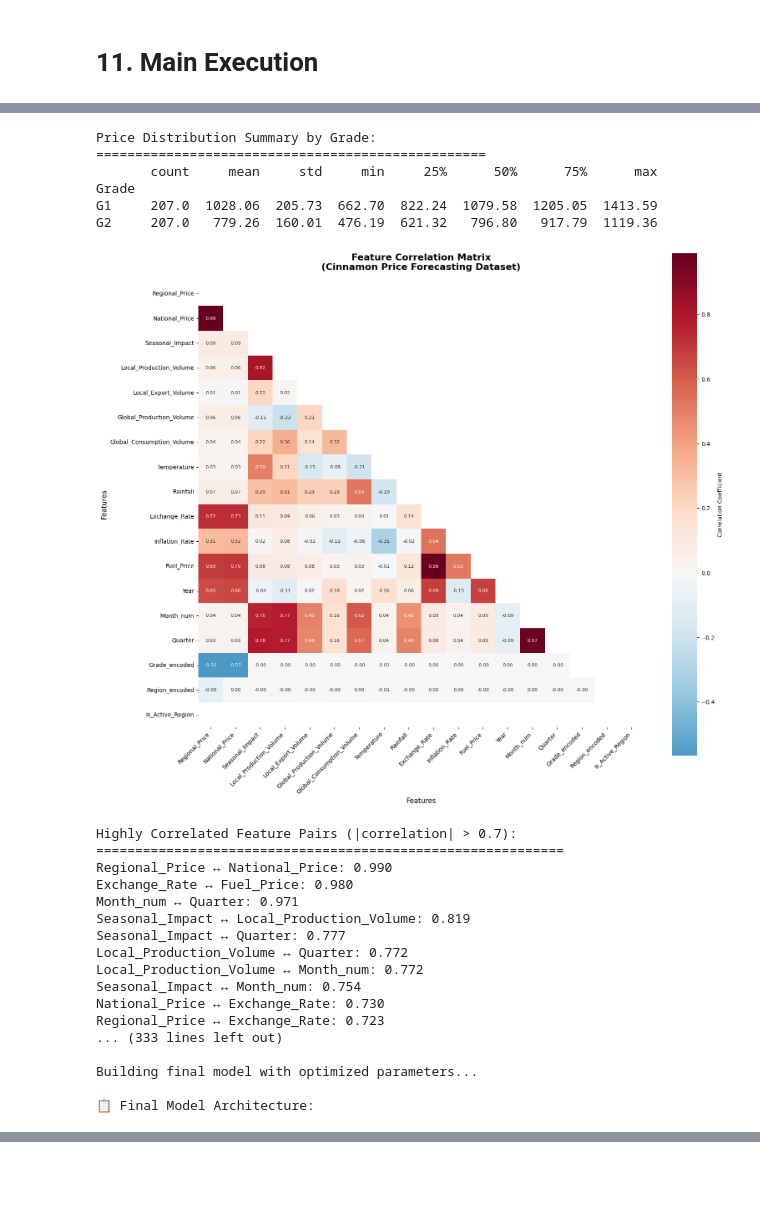
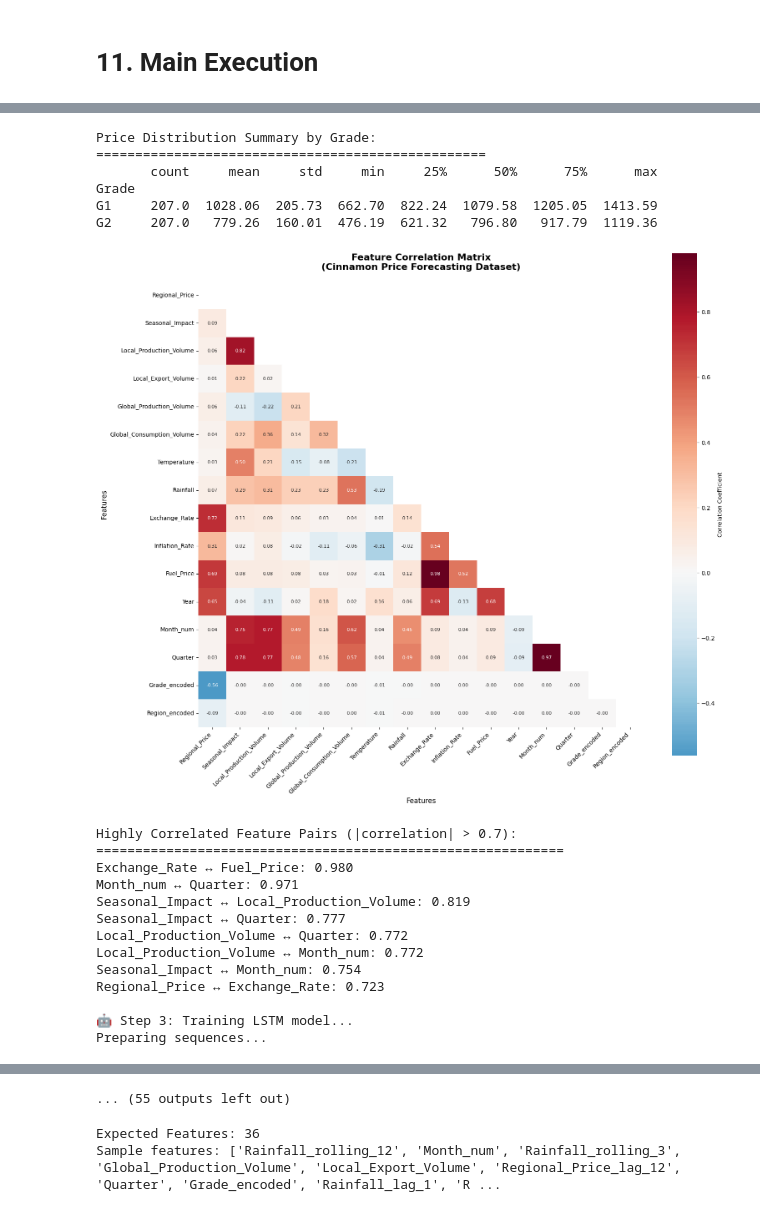
Before and after one commit to vimesh630/Spice_Price_Prediction_VERGER, a Jupyter notebook: Quillings_Forecasting_By_LSTM.ipynb, the cells around one changed output, grey strips where cells are left out. Drawn from its saved outputs; the diff is of its cells as text; code cells hidden in the pictures; blank space fills up the shorter version.

```diff
--- a/Quillings_Forecasting_By_LSTM.ipynb
+++ b/Quillings_Forecasting_By_LSTM.ipynb
@@ -82,7 +82,7 @@ def load_and_prepare_data(data_path):
     df = df.sort_values(['Grade', 'Region', 'Month'])
 
     # Create lag features
-    lag_columns = ['Regional_Price', 'National_Price', 'Temperature', 'Rainfall']
+    lag_columns = ['Regional_Price', 'Temperature', 'Rainfall']
     for col in lag_columns:
         if col in df.columns:
             for lag in [1, 3, 6, 12]:
@@ -162,12 +162,12 @@ def plot_price_distribution_by_grade(df):
 def plot_feature_correlation_matrix(df):
     """Plot feature correlation matrix"""
     numeric_features = [
-        'Regional_Price', 'National_Price', 'Seasonal_Impact',
+        'Regional_Price', 'Seasonal_Impact',
         'Local_Production_Volume', 'Local_Export_Volume',
         'Global_Production_Volume', 'Global_Consumption_Volume',
         'Temperature', 'Rainfall', 'Exchange_Rate', 'Inflation_Rate',
         'Fuel_Price', 'Year', 'Month_num', 'Quarter', 'Grade_encoded',
-        'Region_encoded', 'Is_Active_Region'
+        'Region_encoded'
     ]
 
     available_features = [col for col in numeric_features if col in df.columns]
@@ -220,8 +220,8 @@ def plot_feature_correlation_matrix(df):
 def prepare_sequences(df, sequence_length=12, target_col='Regional_Price'):
     """Create sequences for LSTM training"""
     feature_cols = [
-        'Grade_encoded', 'Region_encoded', 'Is_Active_Region',
-        'National_Price', 'Seasonal_Impact', 'Local_Production_Volume',
+        'Grade_encoded', 'Region_encoded',
+        'Seasonal_Impact', 'Local_Production_Volume',
         'Local_Export_Volume', 'Global_Production_Volume', 'Global_Consumption_Volume',
         'Temperature', 'Rainfall', 'Exchange_Rate', 'Inflation_Rate', 'Fuel_Price',
         'Year', 'Month_num', 'Quarter'
@@ -758,13 +758,12 @@ def load_saved_model(model_path):
 # 10. Forecasting Functions
 # %%
 TRAIN_FEATURE_COLS = [
-    'Grade_encoded', 'Region_encoded', 'Is_Active_Region',
-    'National_Price', 'Seasonal_Impact', 'Local_Production_Volume',
+    'Grade_encoded', 'Region_encoded',
+    'Seasonal_Impact', 'Local_Production_Volume',
     'Local_Export_Volume', 'Global_Production_Volume', 'Global_Consumption_Volume',
     'Temperature', 'Rainfall', 'Exchange_Rate', 'Inflation_Rate', 'Fuel_Price',
     'Year', 'Month_num', 'Quarter',
     'Regional_Price_lag_1', 'Regional_Price_lag_3', 'Regional_Price_lag_6', 'Regional_Price_lag_12',
-    'National_Price_lag_1', 'National_Price_lag_3', 'National_Price_lag_6', 'National_Price_lag_12',
     'Temperature_lag_1', 'Temperature_lag_3', 'Temperature_lag_6', 'Temperature_lag_12',
     'Rainfall_lag_1', 'Rainfall_lag_3', 'Rainfall_lag_6', 'Rainfall_lag_12',
     'Regional_Price_rolling_3', 'Regional_Price_rolling_6', 'Regional_Price_rolling_12',
@@ -929,8 +928,8 @@ if __name__ == "__main__":
 
     DATA_PATH = 'C:/VERGER/Spice_Price_Prediction/Cinnamon/Datasets/Quillings_Dataset.csv'
     USE_HYPERPARAMETER_TUNING = True
-    TUNING_METHOD = 'random'  # Options: 'optuna', 'random'
-    N_TUNING_TRIALS = 100
+    TUNING_METHOD = 'optuna'  # Options: 'optuna', 'random'
+    N_TUNING_TRIALS = 50
 
     # Step 1: Load and prepare data
     print("\n📊 Step 1: Loading and preparing data...")
@@ -1012,16 +1011,15 @@ Unique regions: ['Central' 'Down_South' 'Uva']
 
 📈 Step 2: Generating visualizations...
 [figure]
 Price Distribution Summary by Grade:
 ==================================================
        count     mean     std     min     25%      50%      75%      max
 Grade
 G1     207.0  1028.06  205.73  662.70  822.24  1079.58  1205.05  1413.59
 G2     207.0   779.26  160.01  476.19  621.32   796.80   917.79  1119.36
-[figure, old version]
+[figure, new version]
 Highly Correlated Feature Pairs (|correlation| > 0.7):
 ============================================================
-Regional_Price ↔ National_Price: 0.990
 Exchange_Rate ↔ Fuel_Price: 0.980
 Month_num ↔ Quarter: 0.971
 Seasonal_Impact ↔ Local_Production_Volume: 0.819
@@ -1029,10 +1027,7 @@ Seasonal_Impact ↔ Quarter: 0.777
 Local_Production_Volume ↔ Quarter: 0.772
 Local_Production_Volume ↔ Month_num: 0.772
 Seasonal_Impact ↔ Month_num: 0.754
-National_Price ↔ Exchange_Rate: 0.730
 Regional_Price ↔ Exchange_Rate: 0.723
-... (333 lines left out)
 
-Building final model with optimized parameters...
-
-📋 Final Model Architecture:
+🤖 Step 3: Training LSTM model...
+Preparing sequences...
@@ -1076,0 +1053,16 @@ Restoring model weights from the end of the best epoch: 42.
+... (55 outputs left out)
+# %%
+# Determine expected features (use TRAIN_FEATURE_COLS if X_train isn't available)
+try:
+	expected_features = X_train.columns
+except NameError:
+	# Fall back to predefined TRAIN_FEATURE_COLS from the notebook
+	expected_features = TRAIN_FEATURE_COLS
+
+# Convert to a set for fast comparison
+expected_feature_set = set(expected_features)
+print(f"Expected Features: {len(expected_feature_set)}")
+print("Sample features:", list(expected_feature_set)[:10])
+# %% [output]
+Expected Features: 36
+Sample features: ['Rainfall_rolling_12', 'Month_num', 'Rainfall_rolling_3', 'Global_Production_Volume', 'Local_Export_Volume', 'Regional_Price_lag_12', 'Quarter', 'Grade_encoded', 'Rainfall_lag_1', 'R ...
```
Also changed, not shown: parts of 1 cell of this notebook, 1 other file.
